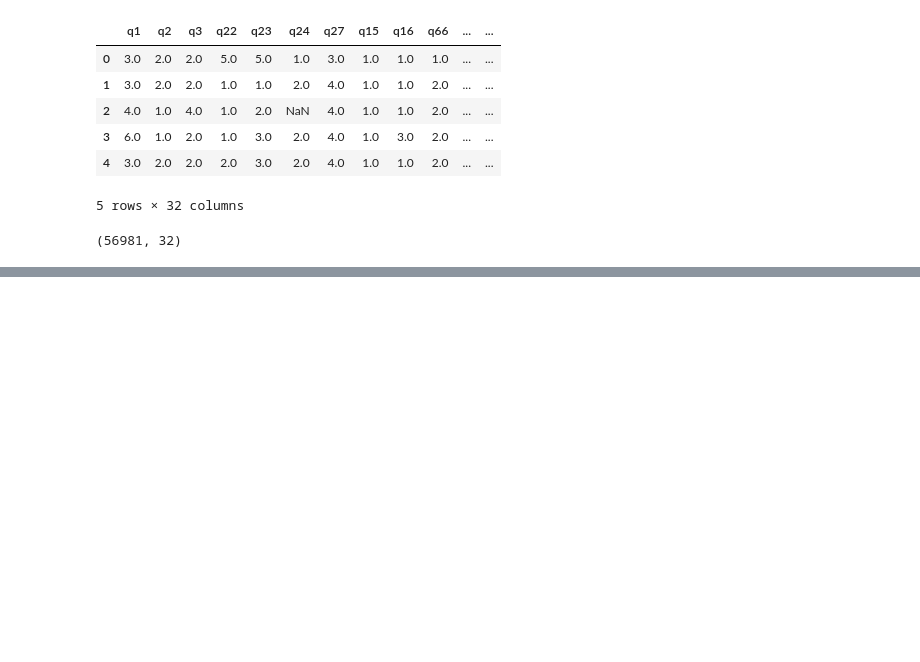
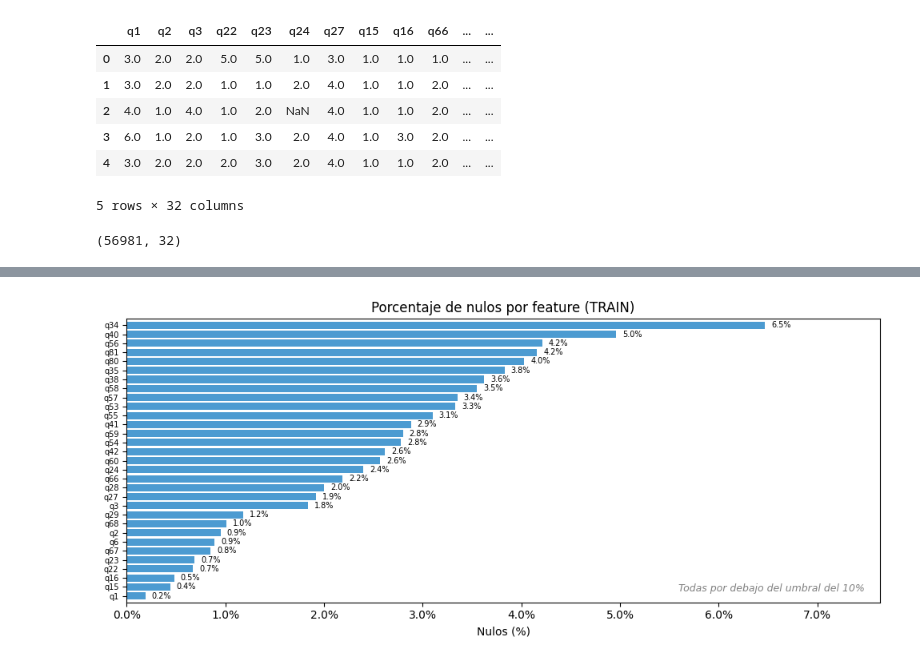
Before and after one commit to CimimUxMaio/tp_g10_AndD, a Jupyter notebook: EDA.ipynb, the cells around one changed output, grey strips where cells are left out. Saved outputs shown, nothing was run; the diff lists cells and outputs as text; code cells hidden in the pictures; blank space fills up the shorter version.

```diff
--- a/EDA.ipynb
+++ b/EDA.ipynb
@@ -309,0 +366,28 @@ data.shape
+# %%
+nulos = (X_train.isna().mean() * 100).round(2)
+nulos = nulos[nulos > 0].sort_values(ascending=True)
+
+# Porcentaje de nulos por feature. Todas estan muy por debajo del umbral del 10%.
+fig, ax = plt.subplots(figsize=(10, 4.5))
+
+ax.barh(nulos.index, nulos.values, color="#4c9bd1")
+
+ax.set_title("Porcentaje de nulos por feature (TRAIN)")
+ax.set_xlabel("Nulos (%)")
+ax.xaxis.set_major_formatter(PercentFormatter())
+ax.set_xlim(0, nulos.max() * 1.18)
+ax.tick_params(axis="y", labelsize=7)
+ax.margins(y=0.01)
+
+for i, v in enumerate(nulos.values):
+    ax.text(v + nulos.max() * 0.01, i, f"{v:.1f}%", va="center", fontsize=7)
+
+# El umbral del 10% queda fuera del rango: todas las features estan por debajo.
+ax.text(0.98, 0.04, "Todas por debajo del umbral del 10%",
+        transform=ax.transAxes, ha="right", fontsize=9,
+        style="italic", color="gray")
+
+plt.tight_layout()
+plt.show()
+# %% [output]
+[figure, added]
```
Also changed, not shown: parts of 32 cells of this notebook.
